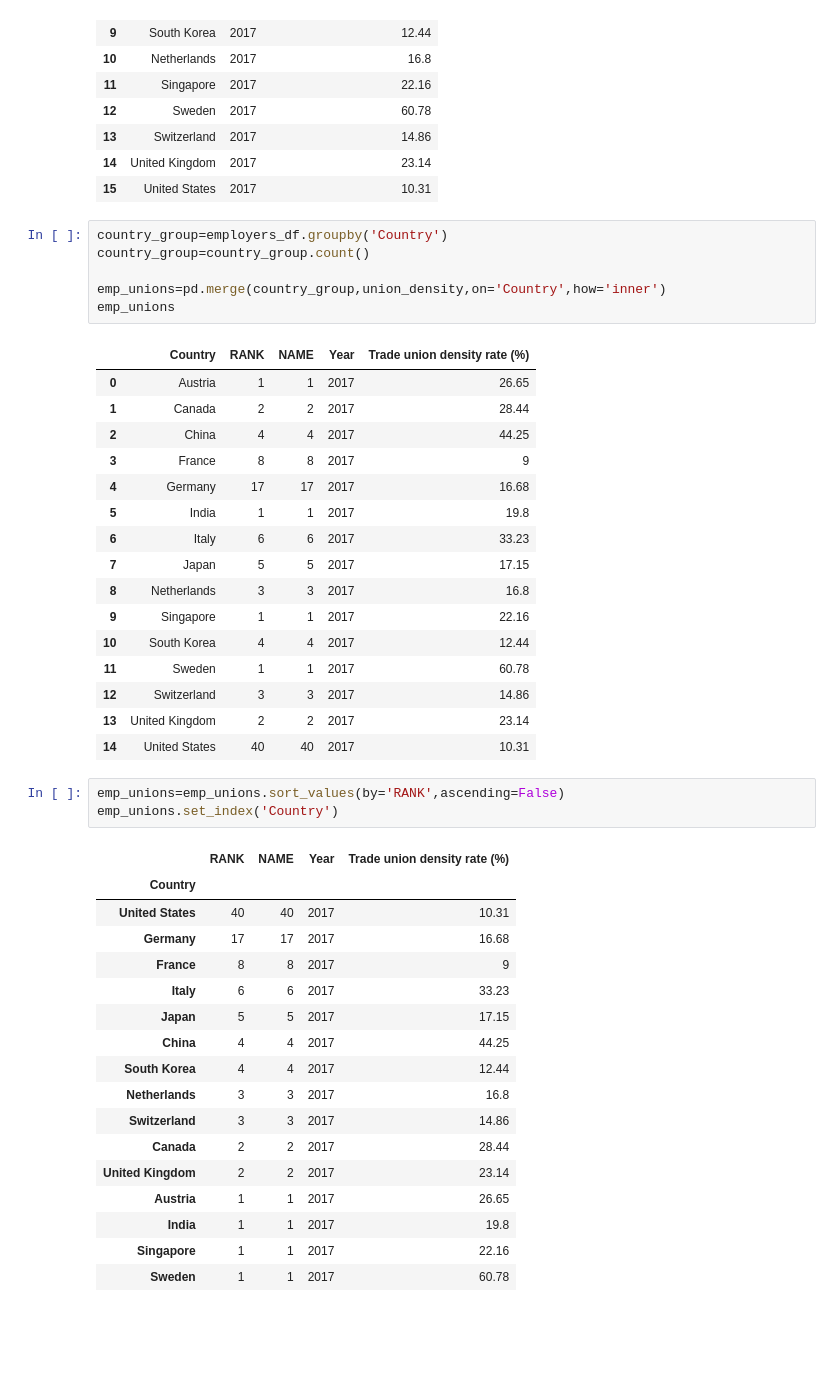
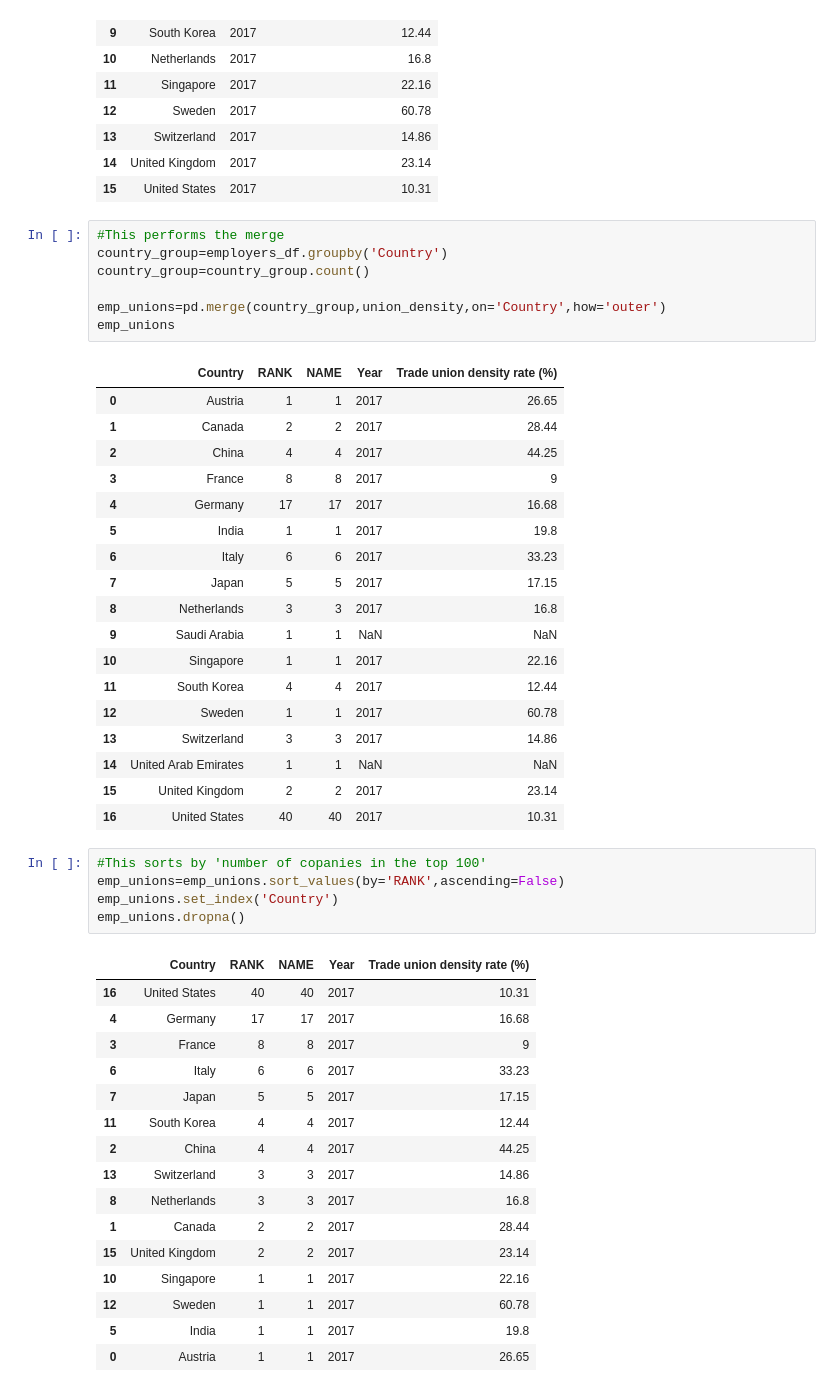
Before and after one commit to timonx11/Project-1-Demonstrasion-Group6, a Jupyter notebook: starter_code/Country_data_section4.ipynb, the cells around one changed output. Drawn from its saved outputs; the diff is of its cells as text; blank space fills up the shorter version.

```diff
--- a/starter_code/Country_data_section4.ipynb
+++ b/starter_code/Country_data_section4.ipynb
@@ -73,10 +76,11 @@ union_density
 | 14 | United Kingdom | 2017 | 23.14 |
 | 15 | United States | 2017 | 10.31 |
 # %%
+#This performs the merge
 country_group=employers_df.groupby('Country')
 country_group=country_group.count()
 
-emp_unions=pd.merge(country_group,union_density,on='Country',how='inner')
+emp_unions=pd.merge(country_group,union_density,on='Country',how='outer')
 emp_unions
 # %% [output]
 |  | Country | RANK | NAME | Year | Trade union density rate (%) |
@@ -89,31 +93,34 @@ emp_unions
 | 6 | Italy | 6 | 6 | 2017 | 33.23 |
 | 7 | Japan | 5 | 5 | 2017 | 17.15 |
 | 8 | Netherlands | 3 | 3 | 2017 | 16.8 |
-| 9 | Singapore | 1 | 1 | 2017 | 22.16 |
-| 10 | South Korea | 4 | 4 | 2017 | 12.44 |
-| 11 | Sweden | 1 | 1 | 2017 | 60.78 |
-| 12 | Switzerland | 3 | 3 | 2017 | 14.86 |
-| 13 | United Kingdom | 2 | 2 | 2017 | 23.14 |
-| 14 | United States | 40 | 40 | 2017 | 10.31 |
+| 9 | Saudi Arabia | 1 | 1 | NaN | NaN |
+| 10 | Singapore | 1 | 1 | 2017 | 22.16 |
+| 11 | South Korea | 4 | 4 | 2017 | 12.44 |
+| 12 | Sweden | 1 | 1 | 2017 | 60.78 |
+| 13 | Switzerland | 3 | 3 | 2017 | 14.86 |
+| 14 | United Arab Emirates | 1 | 1 | NaN | NaN |
+| 15 | United Kingdom | 2 | 2 | 2017 | 23.14 |
+| 16 | United States | 40 | 40 | 2017 | 10.31 |
 # %%
+#This sorts by 'number of copanies in the top 100'
 emp_unions=emp_unions.sort_values(by='RANK',ascending=False)
 emp_unions.set_index('Country')
+emp_unions.dropna()
 # %% [output]
-|  | RANK | NAME | Year | Trade union density rate (%) |
-| Country |  |  |  |  |
-| United States | 40 | 40 | 2017 | 10.31 |
-| Germany | 17 | 17 | 2017 | 16.68 |
-| France | 8 | 8 | 2017 | 9 |
-| Italy | 6 | 6 | 2017 | 33.23 |
-| Japan | 5 | 5 | 2017 | 17.15 |
-| China | 4 | 4 | 2017 | 44.25 |
-| South Korea | 4 | 4 | 2017 | 12.44 |
-| Netherlands | 3 | 3 | 2017 | 16.8 |
-| Switzerland | 3 | 3 | 2017 | 14.86 |
-| Canada | 2 | 2 | 2017 | 28.44 |
-| United Kingdom | 2 | 2 | 2017 | 23.14 |
-| Austria | 1 | 1 | 2017 | 26.65 |
-| India | 1 | 1 | 2017 | 19.8 |
-| Singapore | 1 | 1 | 2017 | 22.16 |
-| Sweden | 1 | 1 | 2017 | 60.78 |
+|  | Country | RANK | NAME | Year | Trade union density rate (%) |
+| 16 | United States | 40 | 40 | 2017 | 10.31 |
+| 4 | Germany | 17 | 17 | 2017 | 16.68 |
+| 3 | France | 8 | 8 | 2017 | 9 |
+| 6 | Italy | 6 | 6 | 2017 | 33.23 |
+| 7 | Japan | 5 | 5 | 2017 | 17.15 |
+| 11 | South Korea | 4 | 4 | 2017 | 12.44 |
+| 2 | China | 4 | 4 | 2017 | 44.25 |
+| 13 | Switzerland | 3 | 3 | 2017 | 14.86 |
+| 8 | Netherlands | 3 | 3 | 2017 | 16.8 |
+| 1 | Canada | 2 | 2 | 2017 | 28.44 |
+| 15 | United Kingdom | 2 | 2 | 2017 | 23.14 |
+| 10 | Singapore | 1 | 1 | 2017 | 22.16 |
+| 12 | Sweden | 1 | 1 | 2017 | 60.78 |
+| 5 | India | 1 | 1 | 2017 | 19.8 |
+| 0 | Austria | 1 | 1 | 2017 | 26.65 |
 # %%
```
Also changed, not shown: parts of 10 cells of this notebook, 5 other files.
